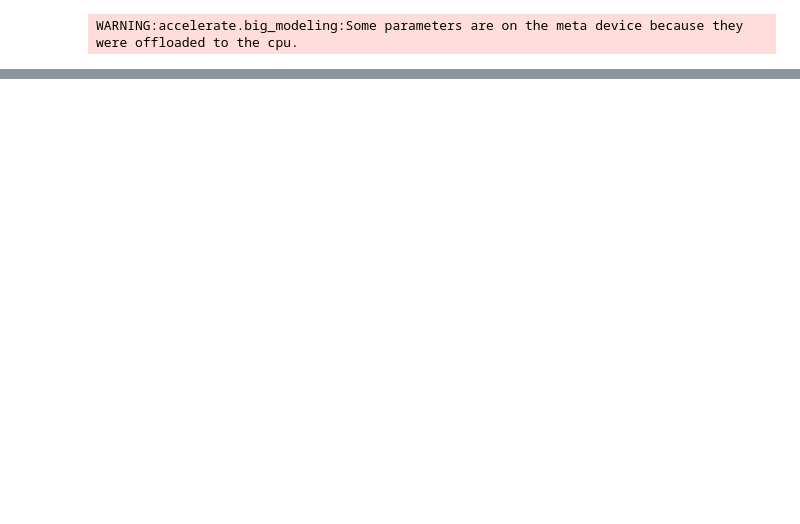
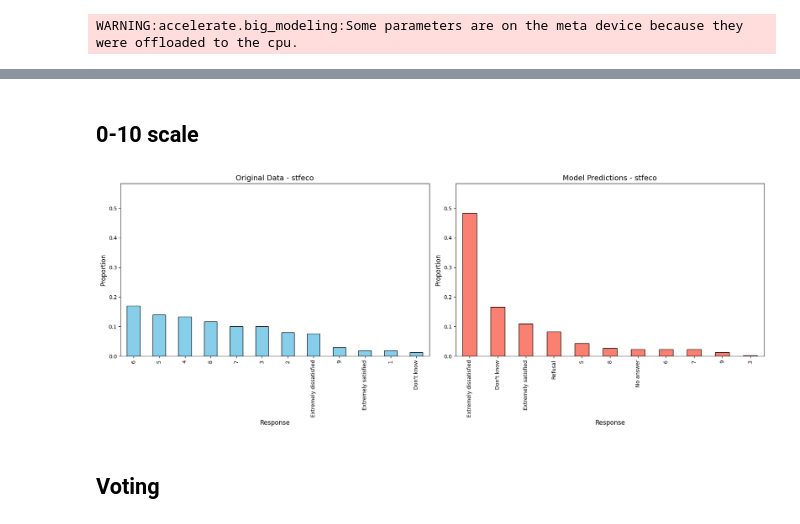
Before and after one commit to antndlcrx/LLM-for-Social-Science-Research, a Jupyter notebook: synth_sampling_default.ipynb, the cells around one changed output, grey strips where cells are left out. Drawn from its saved outputs; the diff is of its cells as text; code cells hidden in the pictures; blank space fills up the shorter version.

```diff
--- a/synth_sampling_default.ipynb
+++ b/synth_sampling_default.ipynb
@@ -284,0 +408,19 @@ plt.show()
+# %% [markdown]
+## 0-10 scale
+# %%
+question = """
+        Question: On the whole, how satisfied are you with the present state of the economy in the country? Please respond using a 0-10 scale where 0 means "extremely dissatisfied" and 10 means "extremely satisfied". Only provide the number corresponding to your opinion on the given scale."""
+
+
+dialogs = generate_dialog(random_subset, question)
+# %%
+responces = make_predictions(dialogs)
+# %%
+response_list = [response.rstrip(".") for response in extract_answers(responces)]
+random_subset['predictions_stfeco'] = response_list
+# %%
+plot_variable_distribution(random_subset, 'stfeco', mapper)
+# %% [output]
+[figure, added]
+# %% [markdown]
+## Voting
```
Also changed, not shown: parts of 21 cells of this notebook.
